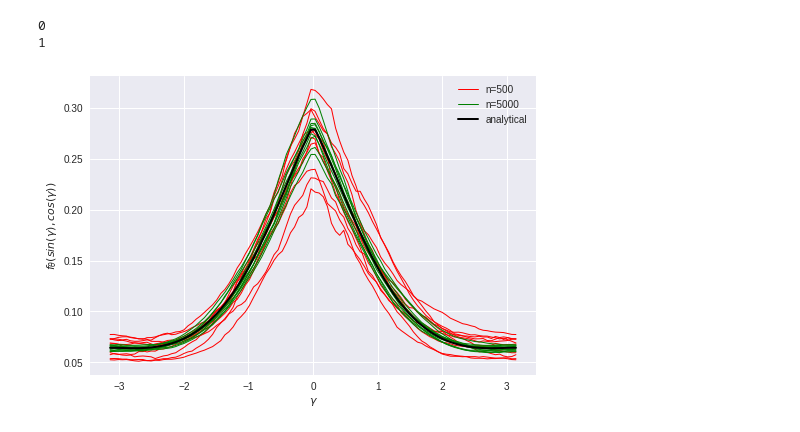
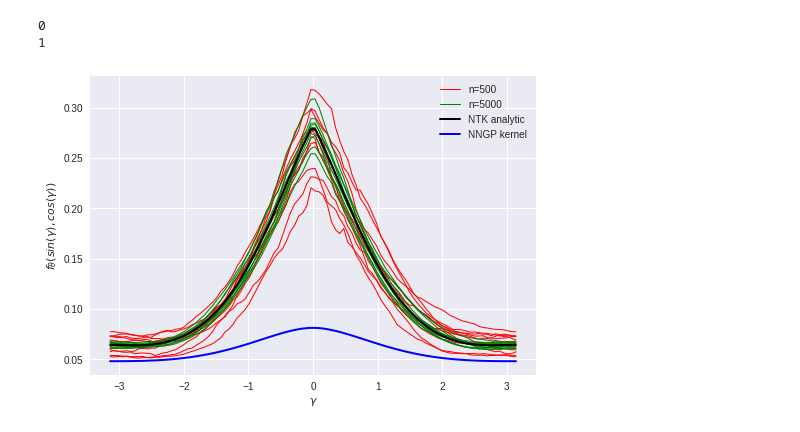
Before and after one commit to bobby-he/Neural_Tangent_Kernel, a Jupyter notebook: notebooks/anaytic_kernels.ipynb, the cells around one changed output. Drawn from its saved outputs; the diff is of its cells as text; code cells hidden in the pictures.

```diff
--- a/notebooks/anaytic_kernels.ipynb
+++ b/notebooks/anaytic_kernels.ipynb
@@ -345,20 +345,22 @@ for j in range(len(widths)):
 # %%
 for i in range(10):
   plt.plot(gamma_test.cpu().numpy(),kernels[i],color='red',label = 'n=500',linewidth=1)
 for i in range(10,20):
   plt.plot(gamma_test.cpu().numpy(),kernels[i],color='green',label = 'n=5000', linewidth=1)
-plt.plot(gamma_test.cpu().numpy(),NTKs[:,1],label = 'analytical',color='black',linewidth=2)
+plt.plot(gamma_test.cpu().numpy(),NTKs[:,1],label = 'NTK analytic',color='black',linewidth=2)
+plt.plot(gamma_test.cpu().numpy(),K_star[:,1],label = 'NNGP kernel',color='blue',linewidth=2)
+
 
 plt.xlabel('$\gamma$')
 plt.ylabel('$f_{ \\theta}(sin(\gamma),cos(\gamma))$')
 
 handles, labels = plt.gca().get_legend_handles_labels()
 by_label = OrderedDict(zip(labels, handles))
 plt.legend(by_label.values(), by_label.keys())
 #f.subplots_adjust(right=0.75)
 plt.show()
 # %% [output]
-[figure, old version]
+[figure, new version]
 # %%
 kernels[1]
 # %% [output]
```
Also changed, not shown: parts of 1 cell of this notebook.
